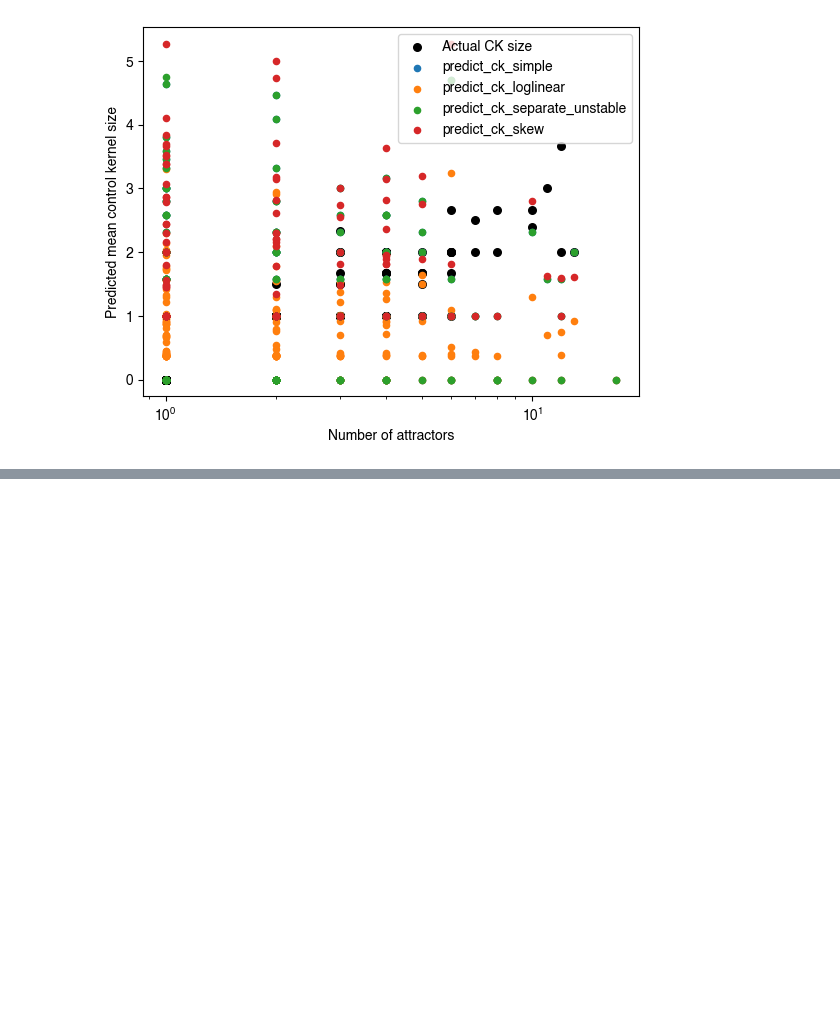
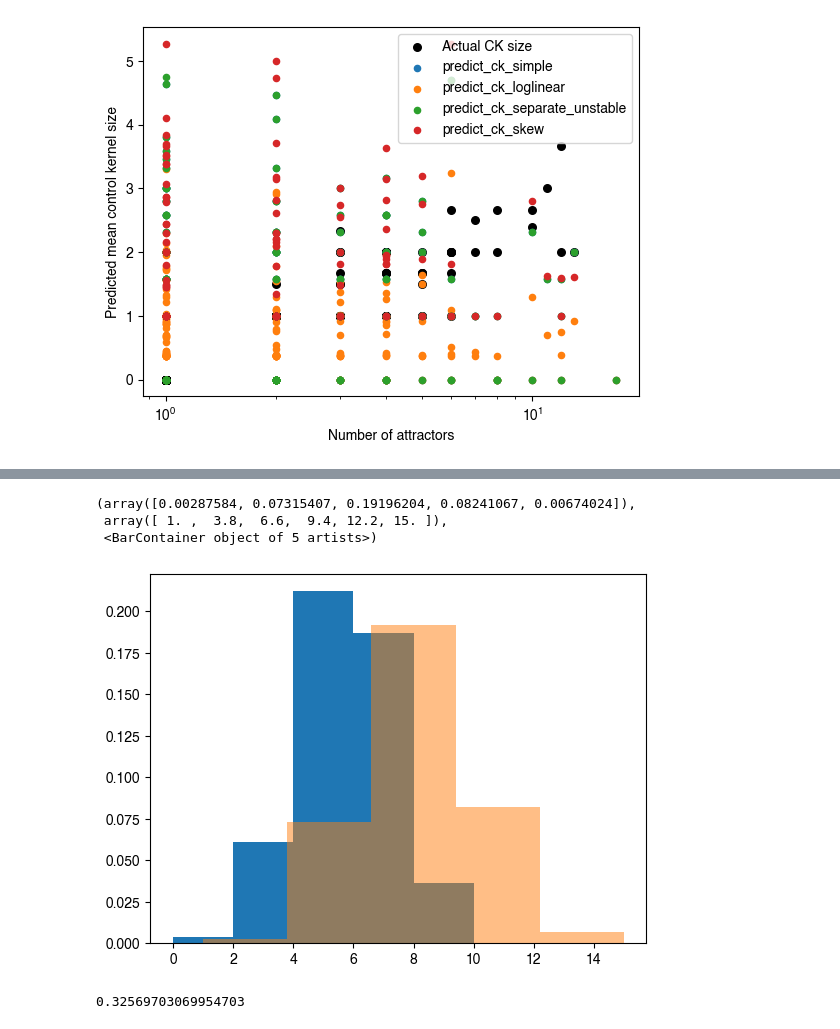
Before and after one commit to bcdaniels/Control-of-Synthetic-Boolean-Networks, a Jupyter notebook: CK_vs_entropy/basin-sizes-to-control-kernel-sizes.ipynb, the cells around one changed output, grey strips where cells are left out. Cells and saved outputs as stored; diff of their text form; code cells hidden in the pictures; blank space fills up the shorter version.

```diff
--- a/CK_vs_entropy/basin-sizes-to-control-kernel-sizes.ipynb
+++ b/CK_vs_entropy/basin-sizes-to-control-kernel-sizes.ipynb
@@ -378,0 +573,16 @@ plt.legend()
+# %%
+from neet.boolean import LogicNetwork
+import os
+def load_cell_collective_network(directory):
+    """
+    Creates neet network from cell collective data in the
+    given directory.
+    """
+    expressions_file = '{}/expressions.txt'.format(directory)
+    external_file = '{}/external.txt'.format(directory)
+    net = LogicNetwork.read_logic(expressions_file, external_file)
+    return net
+# %%
+CELL_COLLECTIVE_DIR = '/Users/bdaniel6/ASUDropbox/Research/control-continuous/Data/Cell Collective/'
+selected_network = 'HCC1954_Breast_Cell_Line_Long-term_ErbB_Network'
+net = load_cell_collective_network(CELL_COLLECTIVE_DIR+selected_network)
@@ -378,0 +639,23 @@ plt.legend()
+# %%
+isolated_atts = _123
+# %%
+decoded_isolated_atts = []
+decoded_nonisolated_atts = []
+for att_index,is_isolated in enumerate(isolated_atts):
+    att = basinDataDict[selected_network]['attractors'][att_index]
+    if is_isolated:
+        decoded_isolated_atts.append([ net.decode(state) for state in att ])
+    else:
+        decoded_nonisolated_atts.append([ net.decode(state) for state in att ])
+# %%
+plt.hist(np.sum(decoded_isolated_atts,axis=2),density=True,bins=5)
+plt.hist(np.sum(decoded_nonisolated_atts,axis=2),density=True,alpha=0.5,bins=5)
+# %% [output]
+(array([0.00287584, 0.07315407, 0.19196204, 0.08241067, 0.00674024]),
+ array([ 1. ,  3.8,  6.6,  9.4, 12.2, 15. ]),
+ <BarContainer object of 5 artists>)
+[figure, added]
+# %%
+np.mean(decoded_nonisolated_atts)
+# %% [output]
+0.32569703069954703
```
Also changed, not shown: parts of 53 cells of this notebook, 3 other files.
